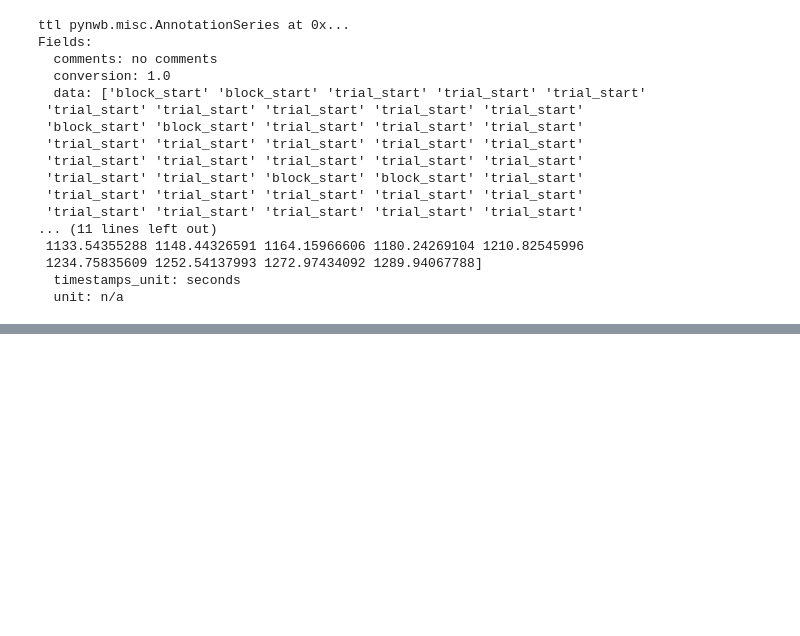
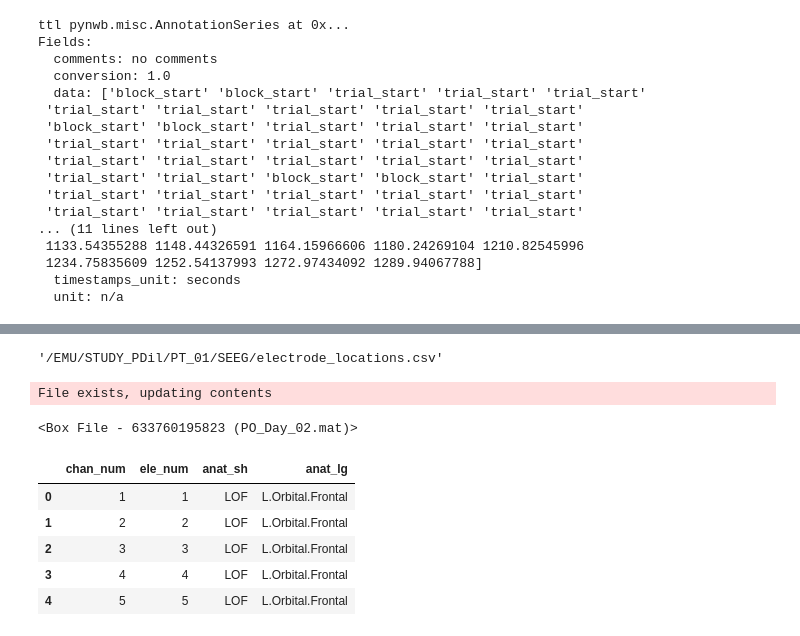
Before and after one commit to elijahc/emu, a Jupyter notebook: notebooks/sEEG/pt1-day2-preprocessing.ipynb, the cells around one changed output, grey strips where cells are left out. Cells and saved outputs as stored; diff of their text form; code cells hidden in the pictures; blank space fills up the shorter version.

Commit message:
lots of updates to remote classes and file uploads work now!

```diff
--- a/notebooks/sEEG/pt1-day2-preprocessing.ipynb
+++ b/notebooks/sEEG/pt1-day2-preprocessing.ipynb
@@ -184,0 +211,21 @@ sio.savemat('')
+# %%
+file_id_to_path(633031167652)
+# %% [output]
+'/EMU/STUDY_PDil/PT_01/SEEG/electrode_locations.csv'
+# %%
+mat_path = '/home/elijahc/.emu/pdil/pt_01/SEEG/processed/PO_Day_02.mat'
+nwb_path = '/home/elijahc/.emu/pdil/pt_01/SEEG/processed/PO_Day_02.nwb'
+box.upload('/EMU/STUDY_PDil/PT_01/SEEG/processed',mat_path)
+# %% [output]
+File exists, updating contents
+<Box File - 633760195823 (PO_Day_02.mat)>
+# %%
+from emu.pipeline.remote import RemoteCSV
+RemoteCSV(file_path='/EMU/STUDY_PDil/PT_01/SEEG/electrode_locations.csv').load().head()
+# %% [output]
+|  | chan_num | ele_num | anat_sh | anat_lg |
+| 0 | 1 | 1 | LOF | L.Orbital.Frontal |
+| 1 | 2 | 2 | LOF | L.Orbital.Frontal |
+| 2 | 3 | 3 | LOF | L.Orbital.Frontal |
+| 3 | 4 | 4 | LOF | L.Orbital.Frontal |
+| 4 | 5 | 5 | LOF | L.Orbital.Frontal |
```
Also changed, not shown: parts of 12 cells of this notebook, 9 other files.
